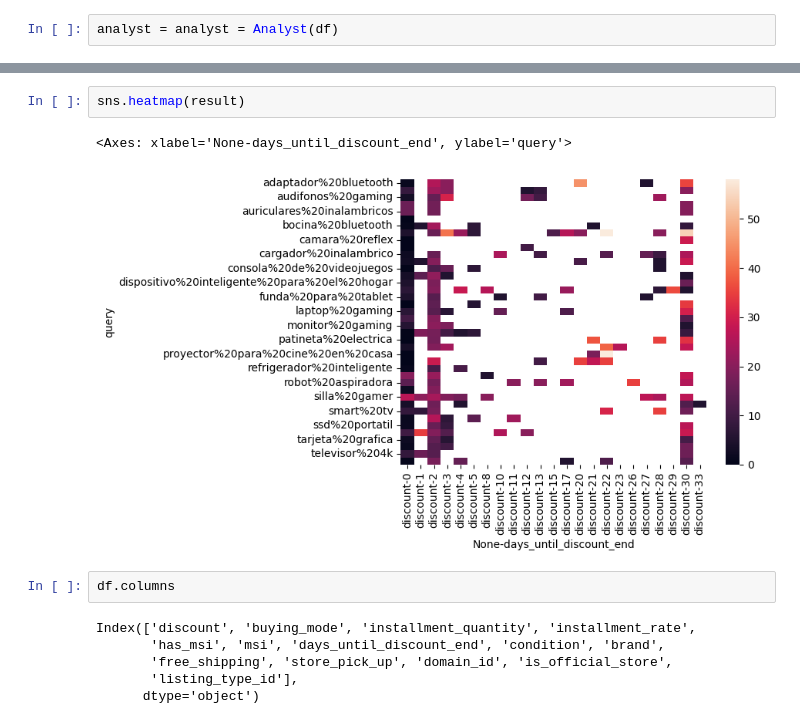
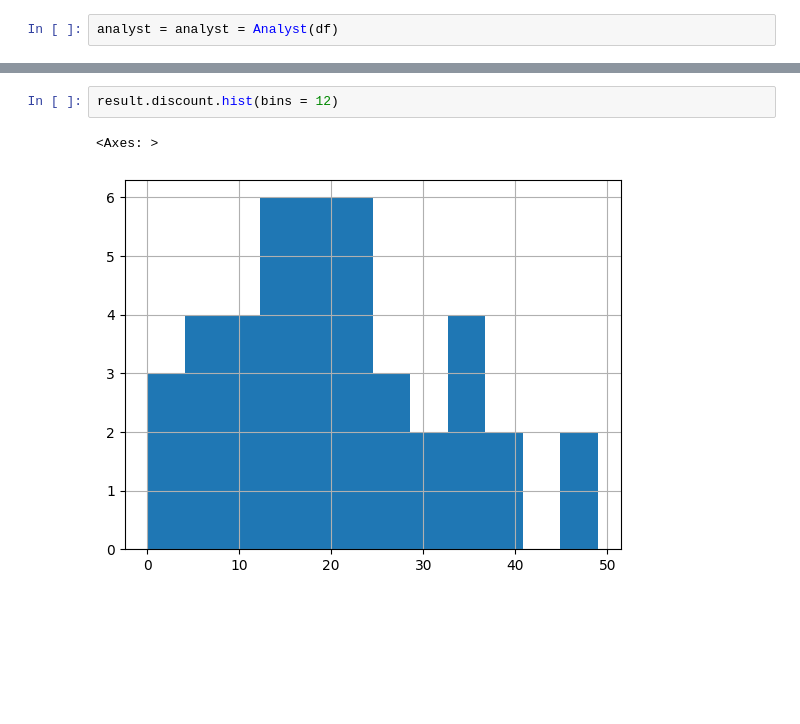
Before and after one commit to CarmenDeni/meli, a Jupyter notebook: notebooks/2.0 _feature_exploration.ipynb, the cells around one changed output, grey strips where cells are left out. Saved outputs shown, nothing was run; the diff lists cells and outputs as text; blank space fills up the shorter version.

```diff
--- a/notebooks/2.0 _feature_exploration.ipynb
+++ b/notebooks/2.0 _feature_exploration.ipynb
@@ -124,13 +158,5 @@ result
-# %%
-sns.heatmap(result)
-# %% [output]
-<Axes: xlabel='None-days_until_discount_end', ylabel='query'>
-[figure, removed]
-# %%
-df.columns
-# %% [output]
-Index(['discount', 'buying_mode', 'installment_quantity', 'installment_rate',
-       'has_msi', 'msi', 'days_until_discount_end', 'condition', 'brand',
-       'free_shipping', 'store_pick_up', 'domain_id', 'is_official_store',
-       'listing_type_id'],
-      dtype='object')
+# %%
+result.discount.hist(bins = 12)
+# %% [output]
+<Axes: >
+[figure, added]
```
Also changed, not shown: parts of 32 cells of this notebook, 16 other files.
